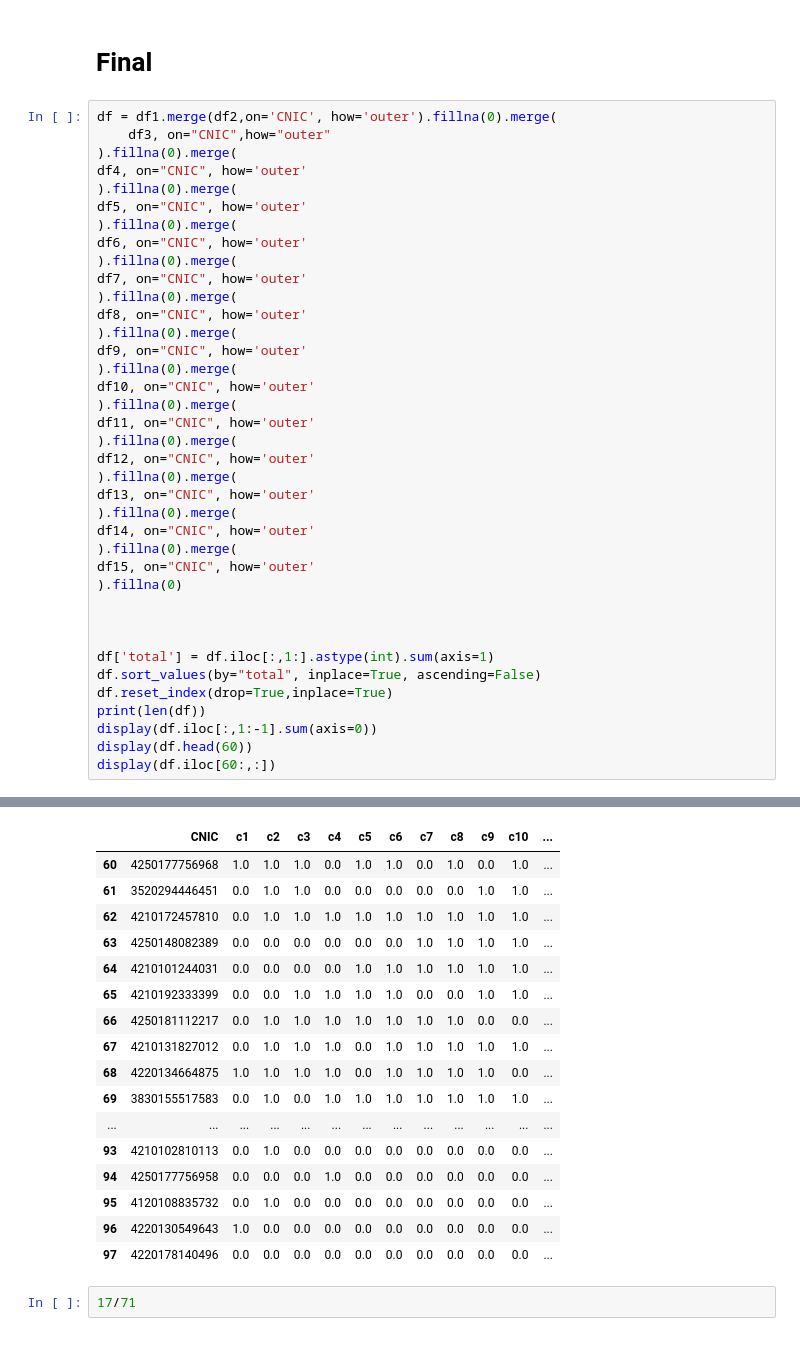
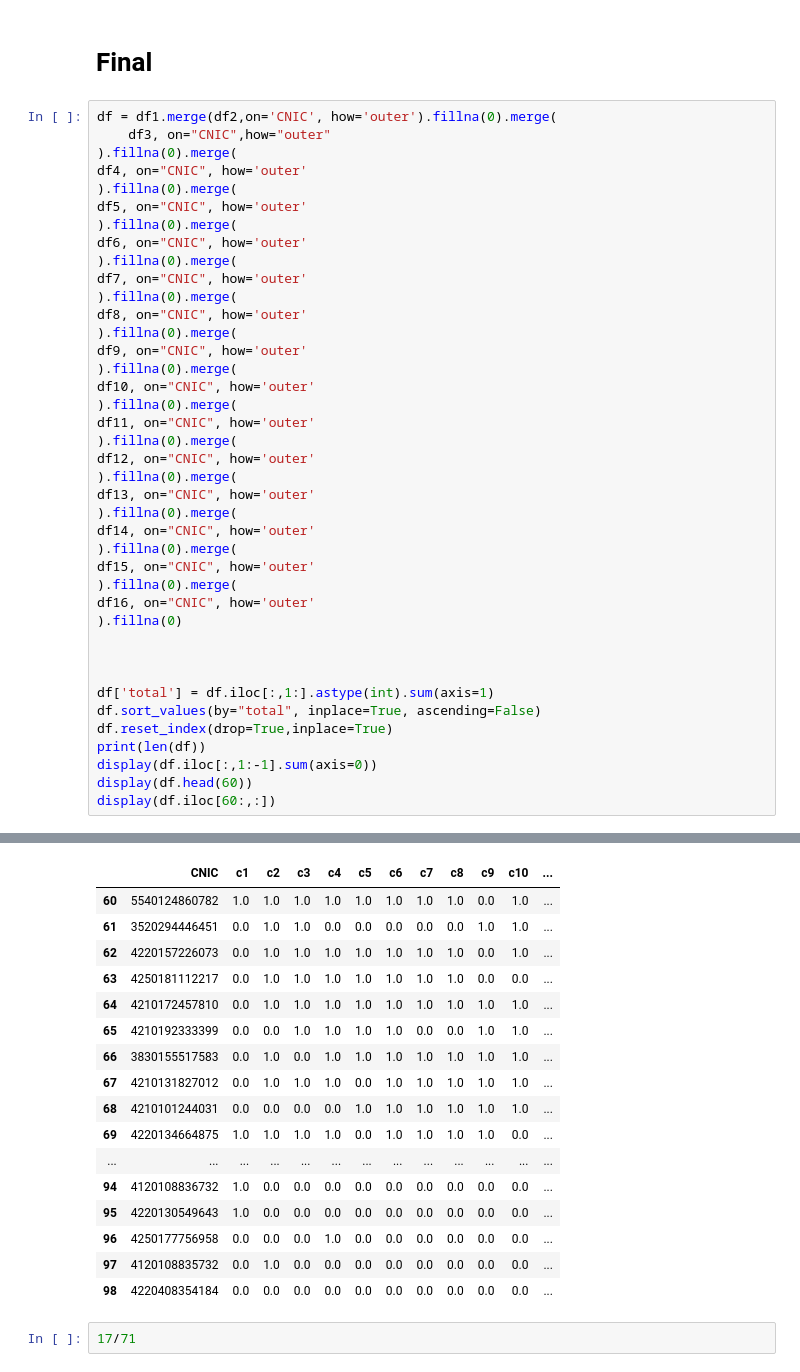
Before and after one commit to EnggQasim/NED-batch4-Python, a Jupyter notebook: attendance.ipynb, the cells around one changed output, grey strips where cells are left out. Cells and saved outputs as stored; diff of their text form.

```diff
--- a/attendance.ipynb
+++ b/attendance.ipynb
@@ -3032,6 +3210,8 @@ df13, on="CNIC", how='outer'
 df14, on="CNIC", how='outer'
 ).fillna(0).merge(
 df15, on="CNIC", how='outer'
+).fillna(0).merge(
+df16, on="CNIC", how='outer'
 ).fillna(0)
 
 
@@ -3081,20 +3262,20 @@ dtype: float64
 |  | CNIC | c1 | c2 | c3 | c4 | c5 | c6 | c7 | c8 | c9 | c10 | ... |
-| 60 | 4250177756968 | 1.0 | 1.0 | 1.0 | 0.0 | 1.0 | 1.0 | 0.0 | 1.0 | 0.0 | 1.0 | ... |
+| 60 | 5540124860782 | 1.0 | 1.0 | 1.0 | 1.0 | 1.0 | 1.0 | 1.0 | 1.0 | 0.0 | 1.0 | ... |
 | 61 | 3520294446451 | 0.0 | 1.0 | 1.0 | 0.0 | 0.0 | 0.0 | 0.0 | 0.0 | 1.0 | 1.0 | ... |
-| 62 | 4210172457810 | 0.0 | 1.0 | 1.0 | 1.0 | 1.0 | 1.0 | 1.0 | 1.0 | 1.0 | 1.0 | ... |
-| 63 | 4250148082389 | 0.0 | 0.0 | 0.0 | 0.0 | 0.0 | 0.0 | 1.0 | 1.0 | 1.0 | 1.0 | ... |
-| 64 | 4210101244031 | 0.0 | 0.0 | 0.0 | 0.0 | 1.0 | 1.0 | 1.0 | 1.0 | 1.0 | 1.0 | ... |
+| 62 | 4220157226073 | 0.0 | 1.0 | 1.0 | 1.0 | 1.0 | 1.0 | 1.0 | 1.0 | 0.0 | 1.0 | ... |
+| 63 | 4250181112217 | 0.0 | 1.0 | 1.0 | 1.0 | 1.0 | 1.0 | 1.0 | 1.0 | 0.0 | 0.0 | ... |
+| 64 | 4210172457810 | 0.0 | 1.0 | 1.0 | 1.0 | 1.0 | 1.0 | 1.0 | 1.0 | 1.0 | 1.0 | ... |
 | 65 | 4210192333399 | 0.0 | 0.0 | 1.0 | 1.0 | 1.0 | 1.0 | 0.0 | 0.0 | 1.0 | 1.0 | ... |
-| 66 | 4250181112217 | 0.0 | 1.0 | 1.0 | 1.0 | 1.0 | 1.0 | 1.0 | 1.0 | 0.0 | 0.0 | ... |
+| 66 | 3830155517583 | 0.0 | 1.0 | 0.0 | 1.0 | 1.0 | 1.0 | 1.0 | 1.0 | 1.0 | 1.0 | ... |
 | 67 | 4210131827012 | 0.0 | 1.0 | 1.0 | 1.0 | 0.0 | 1.0 | 1.0 | 1.0 | 1.0 | 1.0 | ... |
-| 68 | 4220134664875 | 1.0 | 1.0 | 1.0 | 1.0 | 0.0 | 1.0 | 1.0 | 1.0 | 1.0 | 0.0 | ... |
-| 69 | 3830155517583 | 0.0 | 1.0 | 0.0 | 1.0 | 1.0 | 1.0 | 1.0 | 1.0 | 1.0 | 1.0 | ... |
+| 68 | 4210101244031 | 0.0 | 0.0 | 0.0 | 0.0 | 1.0 | 1.0 | 1.0 | 1.0 | 1.0 | 1.0 | ... |
+| 69 | 4220134664875 | 1.0 | 1.0 | 1.0 | 1.0 | 0.0 | 1.0 | 1.0 | 1.0 | 1.0 | 0.0 | ... |
 | ... | ... | ... | ... | ... | ... | ... | ... | ... | ... | ... | ... | ... |
-| 93 | 4210102810113 | 0.0 | 1.0 | 0.0 | 0.0 | 0.0 | 0.0 | 0.0 | 0.0 | 0.0 | 0.0 | ... |
-| 94 | 4250177756958 | 0.0 | 0.0 | 0.0 | 1.0 | 0.0 | 0.0 | 0.0 | 0.0 | 0.0 | 0.0 | ... |
-| 95 | 4120108835732 | 0.0 | 1.0 | 0.0 | 0.0 | 0.0 | 0.0 | 0.0 | 0.0 | 0.0 | 0.0 | ... |
-| 96 | 4220130549643 | 1.0 | 0.0 | 0.0 | 0.0 | 0.0 | 0.0 | 0.0 | 0.0 | 0.0 | 0.0 | ... |
-| 97 | 4220178140496 | 0.0 | 0.0 | 0.0 | 0.0 | 0.0 | 0.0 | 0.0 | 0.0 | 0.0 | 0.0 | ... |
+| 94 | 4120108836732 | 1.0 | 0.0 | 0.0 | 0.0 | 0.0 | 0.0 | 0.0 | 0.0 | 0.0 | 0.0 | ... |
+| 95 | 4220130549643 | 1.0 | 0.0 | 0.0 | 0.0 | 0.0 | 0.0 | 0.0 | 0.0 | 0.0 | 0.0 | ... |
+| 96 | 4250177756958 | 0.0 | 0.0 | 0.0 | 1.0 | 0.0 | 0.0 | 0.0 | 0.0 | 0.0 | 0.0 | ... |
+| 97 | 4120108835732 | 0.0 | 1.0 | 0.0 | 0.0 | 0.0 | 0.0 | 0.0 | 0.0 | 0.0 | 0.0 | ... |
+| 98 | 4220408354184 | 0.0 | 0.0 | 0.0 | 0.0 | 0.0 | 0.0 | 0.0 | 0.0 | 0.0 | 0.0 | ... |
 # %%
 17/71
 # %% [output]
```
Also changed, not shown: parts of 17 cells of this notebook, 1 other file.
